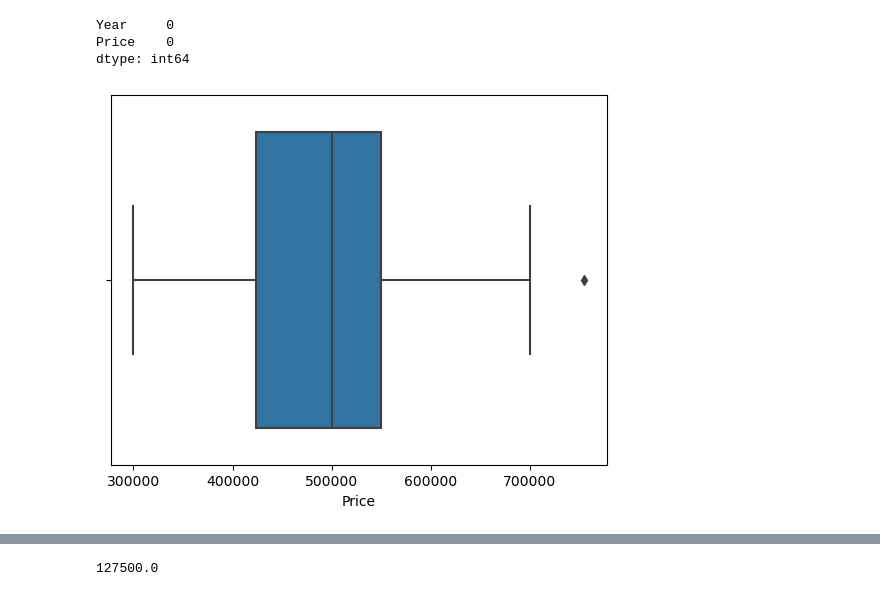
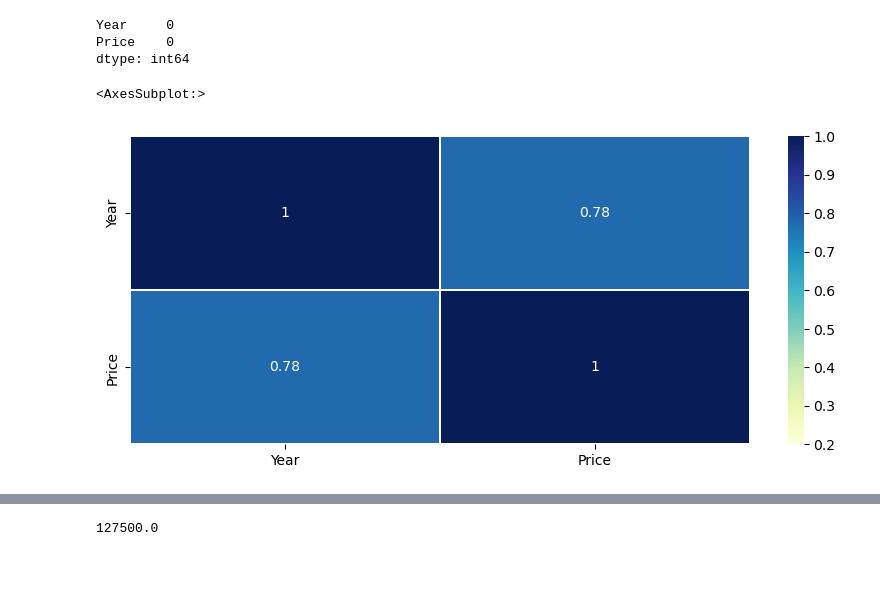
Before and after one commit to ManjuMV27/DataScienceProjects, a Jupyter notebook: MANJU_MV_case study.ipynb, the cells around one changed output, grey strips where cells are left out. Saved outputs shown, nothing was run; the diff lists cells and outputs as text; code cells hidden in the pictures; blank space fills up the shorter version.

```diff
--- a/MANJU_MV_case study.ipynb
+++ b/MANJU_MV_case study.ipynb
@@ -69,8 +62,10 @@ dtype: int64
 #lowerfence=Q1-(1.5*IQR),Q1 is 25th percentile
 #upperfence=Q3+(1.5*IQR),Q3 is 75th percentile
 #IQR=Q3-Q1
-# %%
-sns.boxplot(x=cardf.Price)
-plt.show()
-# %% [output]
-[figure, removed]
+# %%
+corrmatrix=data.corr()
+plt.subplots(figsize=(10,4))
+sns.heatmap(corrmatrix,annot=True,vmin=0.2,vmax=1,linewidth=0.3,cmap='YlGnBu')
+# %% [output]
+<AxesSubplot:>
+[figure, added]
```
Also changed, not shown: parts of 48 cells of this notebook.
